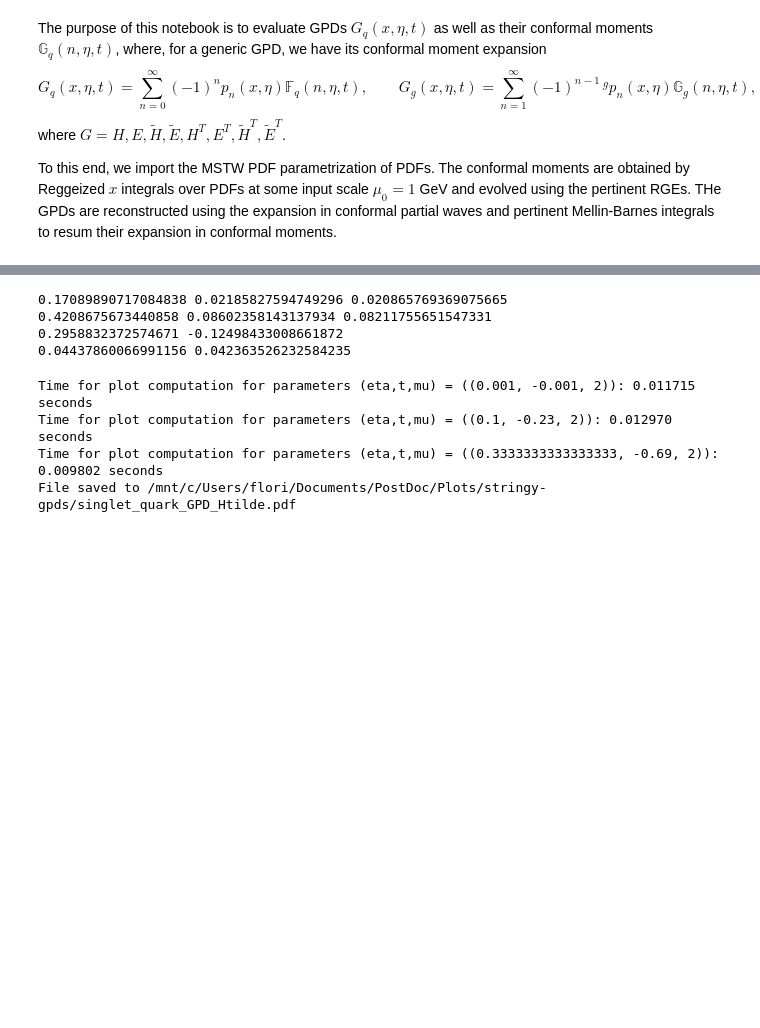
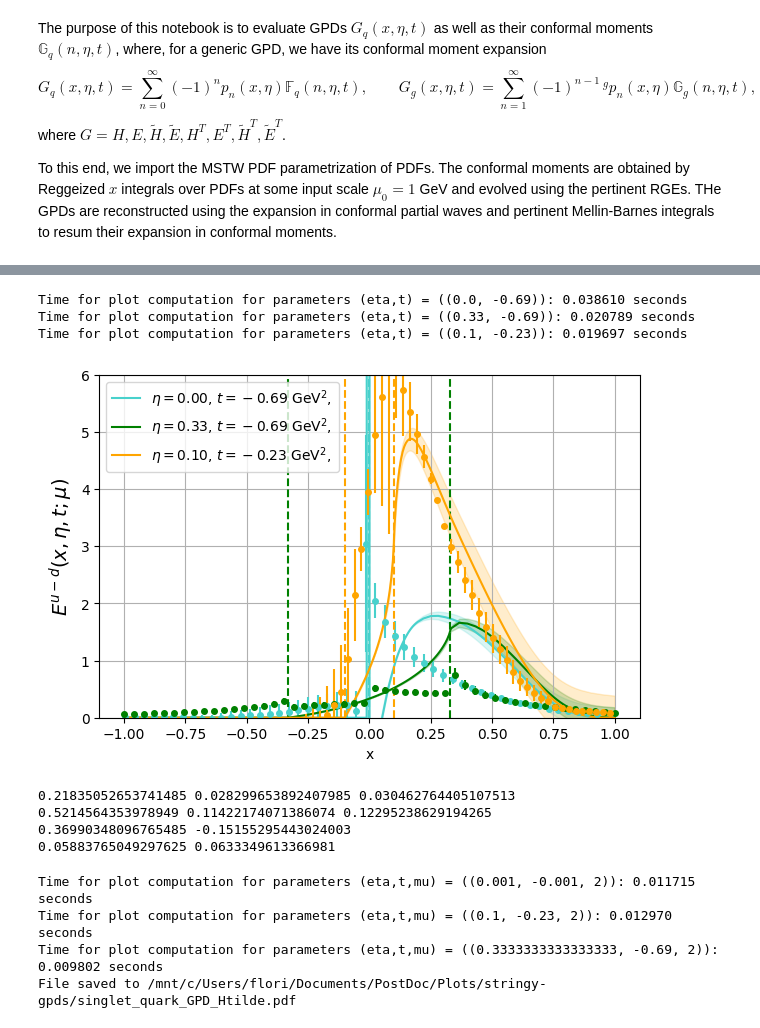
Before and after one commit to HechenMountain/stringy-gpds, a Jupyter notebook: StringBasedGPD.ipynb, the cells around one changed output, grey strips where cells are left out. Cells and saved outputs as stored; diff of their text form; code cells hidden in the pictures; blank space fills up the shorter version.

```diff
--- a/StringBasedGPD.ipynb
+++ b/StringBasedGPD.ipynb
@@ -258,6 +251,14 @@ File saved to /mnt/c/Users/flori/Documents/PostDoc/Plots/stringy-gpds/non_single
+# %%
+from stringy_gpds.core import plot_gpd_data
+plot_gpd_data(particle="quark",gpd_type="non_singlet_isovector",gpd_label="E",y_0=0,y_1=6)
+# %% [output]
+Time for plot computation for parameters (eta,t) = ((0.0, -0.69)): 0.038610 seconds
+Time for plot computation for parameters (eta,t) = ((0.33, -0.69)): 0.020789 seconds
+Time for plot computation for parameters (eta,t) = ((0.1, -0.23)): 0.019697 seconds
+[figure, added]
 # %%
-j_u_minus_d, j_u_minus_d_plus, j_u_minus_d_minus =  total_spin(0,2,particle="quark",moment_type="non_singlet_isovector")
-j_u_plus_d, j_u_plus_d_plus, j_u_plus_d_minus =  total_spin(0,2,particle="quark",moment_type="non_singlet_isoscalar")
+j_u_minus_d, j_u_minus_d_plus, j_u_minus_d_minus =  total_spin(0,2,particle="quark",moment_type="non_singlet_isovector",evolution_order="nlo")
+j_u_plus_d, j_u_plus_d_plus, j_u_plus_d_minus =  total_spin(0,2,particle="quark",moment_type="non_singlet_isoscalar",evolution_order="nlo")
 j_u = (j_u_minus_d + j_u_plus_d)/2
 j_d = (j_u_plus_d - j_u_minus_d)/2
 j_u_plus = np.sqrt(j_u_minus_d_plus**2+j_u_plus_d_plus**2)/2
@@ -270,10 +271,10 @@ print(j_u,j_d)
 print(j_u_plus,j_u_minus)
 # print(l_u+l_d+l_s)
 # %% [output]
-0.17089890717084838 0.02185827594749296 0.020865769369075665
-0.4208675673440858 0.08602358143137934 0.08211755651547331
-0.2958832372574671 -0.12498433008661872
-0.04437860066991156 0.042363526232584235
+0.21835052653741485 0.028299653892407985 0.030462764405107513
+0.5214564353978949 0.11422174071386074 0.12295238629194265
+0.36990348096765485 -0.15155295443024003
+0.05883765049297625 0.0633349613366981
 # %%
 eta_array = [1e-3,0.1,1/3]
 t_array = [-1e-3,-0.23,-0.69]
```
Also changed, not shown: parts of 57 cells of this notebook, 9 other files.
